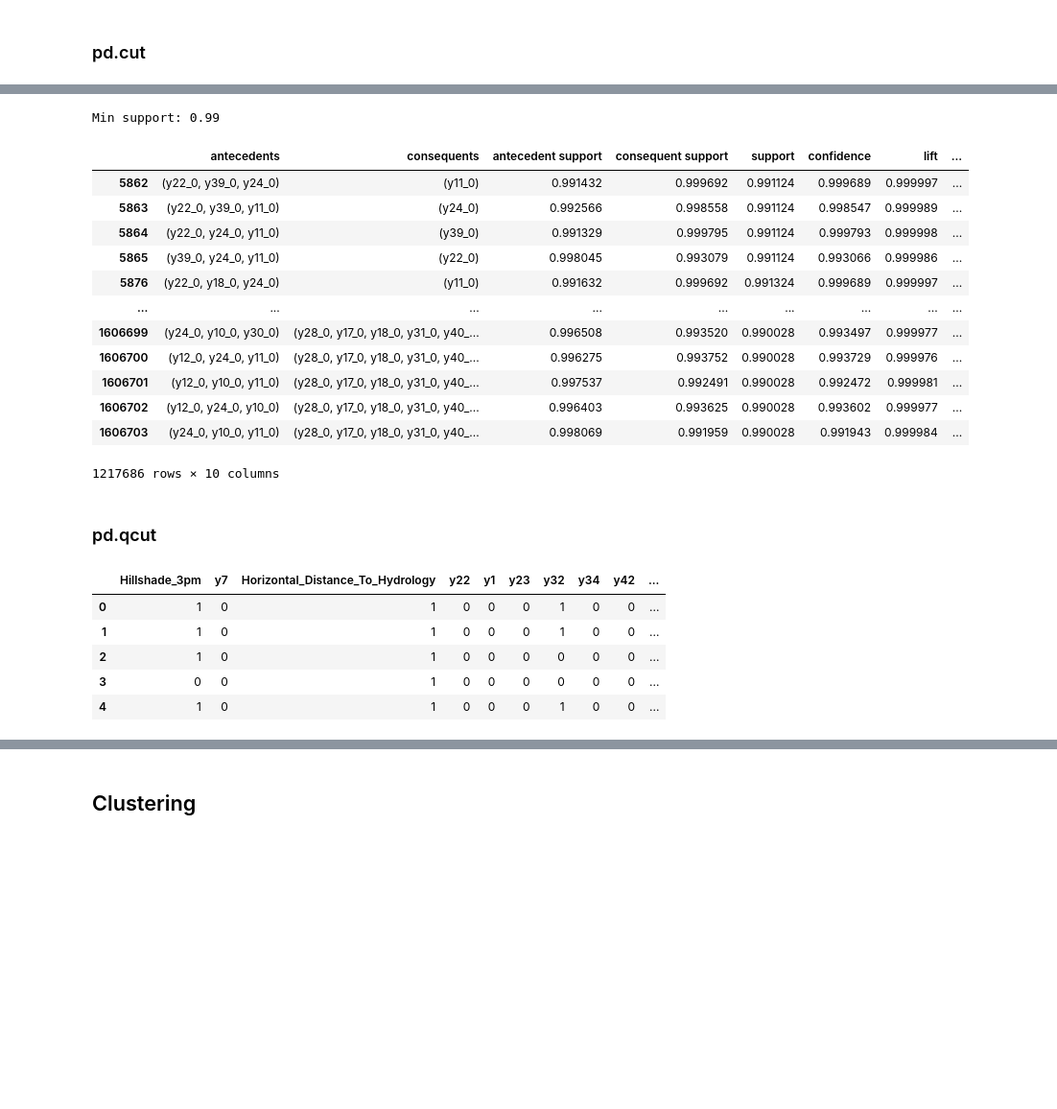
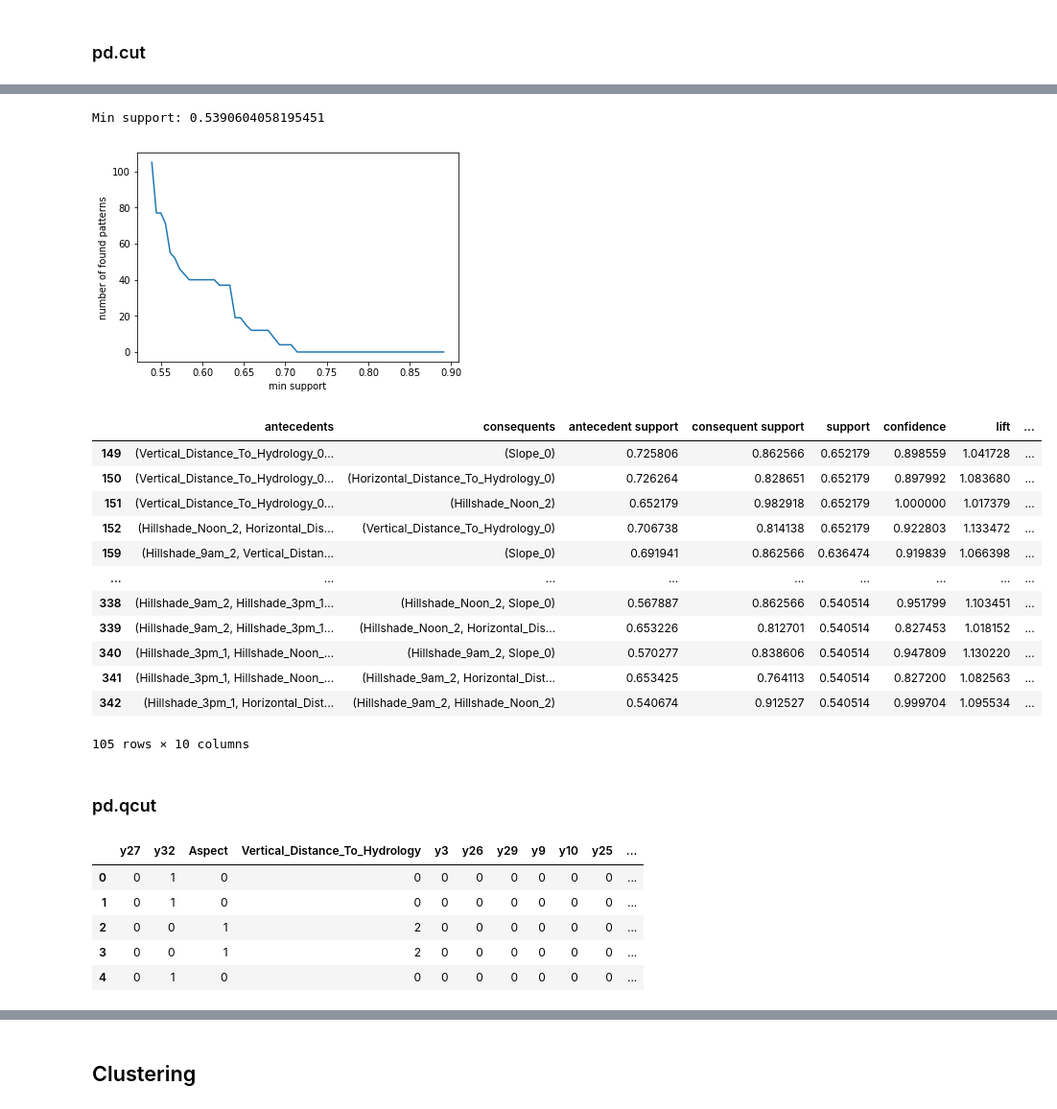
Before and after one commit to MartinXPN/Tecnico, a Jupyter notebook: DataScience/Project - dataset2.ipynb, the cells around one changed output, grey strips where cells are left out. Shown at 96% size. Saved outputs shown, nothing was run; the diff lists cells and outputs as text; code cells hidden in the pictures; blank space fills up the shorter version.

```diff
--- a/DataScience/Project - dataset2.ipynb
+++ b/DataScience/Project - dataset2.ipynb
@@ -756,12 +756,13 @@ from mlxtend.frequent_patterns import apriori, association_rules
 ### pd.cut
 # %%
 # pd.cut
-selected_columns = get_inter_class_important_column_names(data, correlation_threshold=0.1, plot_correlations=False)
-selected_columns = set(selected_columns + ['class'])
+selected_columns = data.columns
+selected_columns = set(selected_columns)
+selected_columns.remove('class')
 
 newdf = data[selected_columns].copy()
 for col in newdf:
-    if not col.startswith('y') and col != 'class':
+    if not col.startswith('y'):
         newdf[col] = pd.cut(newdf[col],3,labels=['0','1','2'])
 newdf.head(5)
 # %% [output]
@@ -774,9 +775,10 @@ newdf.head(5)
 # %%
 dummylist = []
 for att in newdf:
-    if att == 'class':
-        newdf[att] = newdf[att].astype('category')
-    dummylist.append(pd.get_dummies(newdf[[att]]))
+    if att.startswith('y'):
+        dummylist.append(newdf[[att]])
+    else:
+        dummylist.append(pd.get_dummies(newdf[[att]]))
 dummified_df = pd.concat(dummylist, axis=1)
 dummified_df.head(5)
 # %% [output]
@@ -799,53 +801,61 @@ _ = plt.xticks(np.arange(len(freqs)), keys, rotation='vertical')
 # %%
 minpatterns = 100
-min_support = 1.
+min_support = 0.9
+assoc = {}
 
 while min_support > 0:
     min_support *= 0.99
 
     frequent_itemsets = apriori(dummified_df, min_support=min_support, use_colnames=True)
     rules = association_rules(frequent_itemsets, metric="confidence", min_threshold=0.8)
     rules["antecedent_len"] = rules["antecedents"].apply(lambda x: len(x))
     res = rules[(rules['antecedent_len']>=3)]
+    assoc[min_support] = len(res)
     if len(res) >= minpatterns:
         break
 
 print(f'Min support: {min_support}')
+plt.figure()
+plt.plot(assoc.keys(), assoc.values())
+plt.xlabel('min support')
+plt.ylabel('number of found patterns')
+plt.show()
 res
 # %% [output]
-Min support: 0.99
+Min support: 0.5390604058195451
+[figure, added]
 |  | antecedents | consequents | antecedent support | consequent support | support | confidence | lift | ... |
-| 5862 | (y22_0, y39_0, y24_0) | (y11_0) | 0.991432 | 0.999692 | 0.991124 | 0.999689 | 0.999997 | ... |
-| 5863 | (y22_0, y39_0, y11_0) | (y24_0) | 0.992566 | 0.998558 | 0.991124 | 0.998547 | 0.999989 | ... |
-| 5864 | (y22_0, y24_0, y11_0) | (y39_0) | 0.991329 | 0.999795 | 0.991124 | 0.999793 | 0.999998 | ... |
-| 5865 | (y39_0, y24_0, y11_0) | (y22_0) | 0.998045 | 0.993079 | 0.991124 | 0.993066 | 0.999986 | ... |
-| 5876 | (y22_0, y18_0, y24_0) | (y11_0) | 0.991632 | 0.999692 | 0.991324 | 0.999689 | 0.999997 | ... |
+| 149 | (Vertical_Distance_To_Hydrology_0... | (Slope_0) | 0.725806 | 0.862566 | 0.652179 | 0.898559 | 1.041728 | ... |
+| 150 | (Vertical_Distance_To_Hydrology_0... | (Horizontal_Distance_To_Hydrology_0) | 0.726264 | 0.828651 | 0.652179 | 0.897992 | 1.083680 | ... |
+| 151 | (Vertical_Distance_To_Hydrology_0... | (Hillshade_Noon_2) | 0.652179 | 0.982918 | 0.652179 | 1.000000 | 1.017379 | ... |
+| 152 | (Hillshade_Noon_2, Horizontal_Dis... | (Vertical_Distance_To_Hydrology_0) | 0.706738 | 0.814138 | 0.652179 | 0.922803 | 1.133472 | ... |
+| 159 | (Hillshade_9am_2, Vertical_Distan... | (Slope_0) | 0.691941 | 0.862566 | 0.636474 | 0.919839 | 1.066398 | ... |
 | ... | ... | ... | ... | ... | ... | ... | ... | ... |
-| 1606699 | (y24_0, y10_0, y30_0) | (y28_0, y17_0, y18_0, y31_0, y40_... | 0.996508 | 0.993520 | 0.990028 | 0.993497 | 0.999977 | ... |
-| 1606700 | (y12_0, y24_0, y11_0) | (y28_0, y17_0, y18_0, y31_0, y40_... | 0.996275 | 0.993752 | 0.990028 | 0.993729 | 0.999976 | ... |
-| 1606701 | (y12_0, y10_0, y11_0) | (y28_0, y17_0, y18_0, y31_0, y40_... | 0.997537 | 0.992491 | 0.990028 | 0.992472 | 0.999981 | ... |
-| 1606702 | (y12_0, y24_0, y10_0) | (y28_0, y17_0, y18_0, y31_0, y40_... | 0.996403 | 0.993625 | 0.990028 | 0.993602 | 0.999977 | ... |
-| 1606703 | (y24_0, y10_0, y11_0) | (y28_0, y17_0, y18_0, y31_0, y40_... | 0.998069 | 0.991959 | 0.990028 | 0.991943 | 0.999984 | ... |
+| 338 | (Hillshade_9am_2, Hillshade_3pm_1... | (Hillshade_Noon_2, Slope_0) | 0.567887 | 0.862566 | 0.540514 | 0.951799 | 1.103451 | ... |
+| 339 | (Hillshade_9am_2, Hillshade_3pm_1... | (Hillshade_Noon_2, Horizontal_Dis... | 0.653226 | 0.812701 | 0.540514 | 0.827453 | 1.018152 | ... |
+| 340 | (Hillshade_3pm_1, Hillshade_Noon_... | (Hillshade_9am_2, Slope_0) | 0.570277 | 0.838606 | 0.540514 | 0.947809 | 1.130220 | ... |
+| 341 | (Hillshade_3pm_1, Hillshade_Noon_... | (Hillshade_9am_2, Horizontal_Dist... | 0.653425 | 0.764113 | 0.540514 | 0.827200 | 1.082563 | ... |
+| 342 | (Hillshade_3pm_1, Horizontal_Dist... | (Hillshade_9am_2, Hillshade_Noon_2) | 0.540674 | 0.912527 | 0.540514 | 0.999704 | 1.095534 | ... |
-1217686 rows × 10 columns
+105 rows × 10 columns
 # %% [markdown]
 ### pd.qcut
 # %%
-# pd.cut
-selected_columns = get_inter_class_important_column_names(data, correlation_threshold=0.1, plot_correlations=False)
-selected_columns = set(selected_columns + ['class'])
+selected_columns = data.columns
+selected_columns = set(selected_columns)
+selected_columns.remove('class')
 
 newdf = data[selected_columns].copy()
 for col in newdf:
-    if not col.startswith('y') and col != 'class':
+    if not col.startswith('y'):
         newdf[col] = pd.qcut(newdf[col].rank(method='first'),3,labels=['0','1','2'], duplicates='drop')
 newdf.head(5)
 # %% [output]
-|  | Hillshade_3pm | y7 | Horizontal_Distance_To_Hydrology | y22 | y1 | y23 | y32 | y34 | y42 | ... |
-| 0 | 1 | 0 | 1 | 0 | 0 | 0 | 1 | 0 | 0 | ... |
-| 1 | 1 | 0 | 1 | 0 | 0 | 0 | 1 | 0 | 0 | ... |
-| 2 | 1 | 0 | 1 | 0 | 0 | 0 | 0 | 0 | 0 | ... |
-| 3 | 0 | 0 | 1 | 0 | 0 | 0 | 0 | 0 | 0 | ... |
-| 4 | 1 | 0 | 1 | 0 | 0 | 0 | 1 | 0 | 0 | ... |
+|  | y27 | y32 | Aspect | Vertical_Distance_To_Hydrology | y3 | y26 | y29 | y9 | y10 | y25 | ... |
+| 0 | 0 | 1 | 0 | 0 | 0 | 0 | 0 | 0 | 0 | 0 | ... |
+| 1 | 0 | 1 | 0 | 0 | 0 | 0 | 0 | 0 | 0 | 0 | ... |
+| 2 | 0 | 0 | 1 | 2 | 0 | 0 | 0 | 0 | 0 | 0 | ... |
+| 3 | 0 | 0 | 1 | 2 | 0 | 0 | 0 | 0 | 0 | 0 | ... |
+| 4 | 0 | 1 | 0 | 0 | 0 | 0 | 0 | 0 | 0 | 0 | ... |
 # %%
 dummylist = []
 for att in newdf:
```
Also changed, not shown: parts of 7 cells of this notebook, 1 other file.
